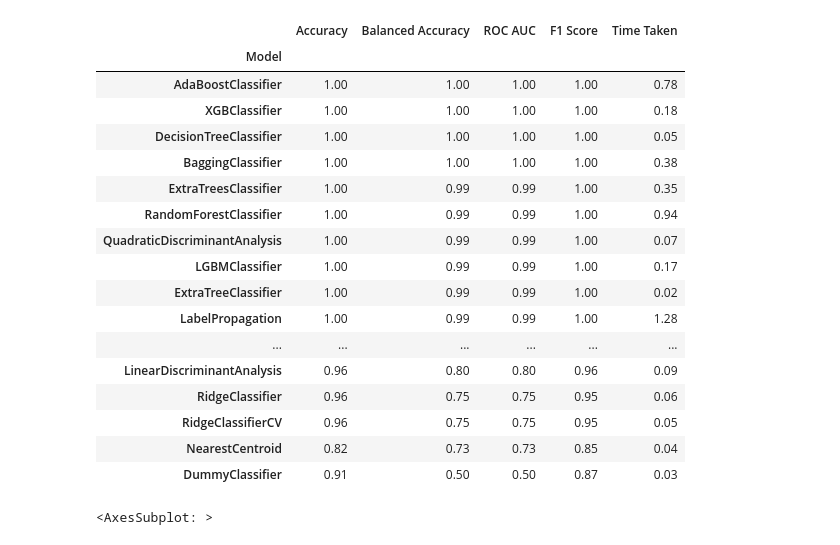
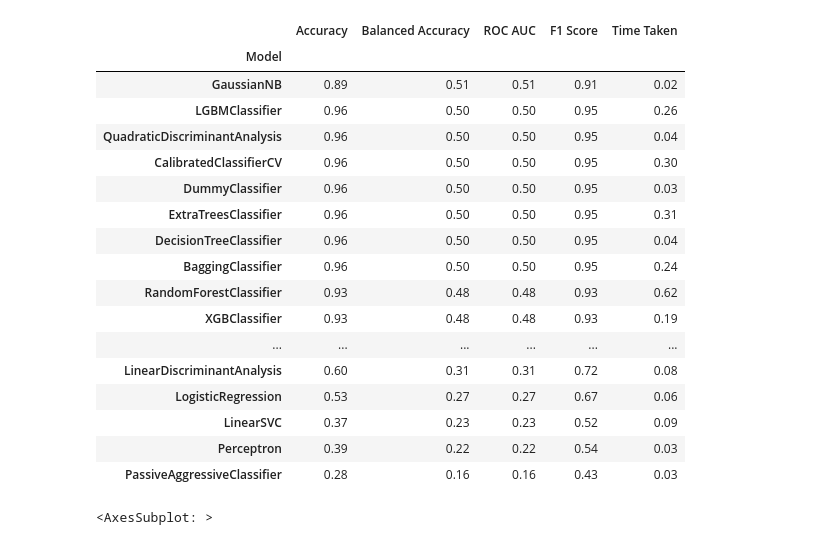
Before and after one commit to MathiasKirk/Projekt_Kandidat2, a Jupyter notebook: MLmodel_PSGandDetektion/LazyPredict.ipynb, the cells around one changed output. Cells and saved outputs as stored; diff of their text form; code cells hidden in the pictures.

```diff
--- a/MLmodel_PSGandDetektion/LazyPredict.ipynb
+++ b/MLmodel_PSGandDetektion/LazyPredict.ipynb
@@ -13,37 +14,61 @@ from sklearn.metrics import accuracy_score
 # %%
 # Load dataset into a pandas DataFrame
 data = pd.read_csv('C:/Users/mathi/OneDrive/Skrivebord/2_Sem_Kand/Projekt_Kandidat2/Projekt_Kandidat2/DataPreb/DataPSGonly.csv')
 # data = pd.read_csv('C:/Users/mathi/OneDrive/Skrivebord/2_Sem_Kand/Projekt_Kandidat2/Projekt_Kandidat2/DataPreb/DataPSGandDetektion.csv')
 
 # Lazy Predict - Supervised Machine Learning
 X = data[['AVGHR', 'AVGRR', 'AVGACT', 'SLEEPSCORE', 'DURATIONINBED', 'DURATIONAWAKE', 'DURATIONINSLEEP', 'DURATIONINREM', 'DURATIONINLIGHT', 'DURATIONINDEEP', 'DURATIONSLEEPONSET', 'BEDEXITDURATION', 'BEDEXITCOUNT', 'TOSSNTURNCOUNT', 'FROMGMTOFFSET', 'MINHR', 'MAXHR', 'MINRR', 'MAXRR', 'FMCOUNT', 'AWAKENINGS', 'HRVSCORE', 'HRVLF', 'HRVHF', 'HRVRMSSDEVENING', 'HRVRMSSDMORNING', 'BPSYS', 'BPDIA', 'HR', 'WEIGHT', 'STEPS', 'NYHABL', 'AGEBL', 'WEIGHTBL', 'HEIGHTBL', 'BPSYSBL', 'BPDIABL', 'HRB', 'EFTITBL', 'EJREHABBL', 'EJFINISHBL', 'GENDER']]
 y = data['SLEEPAPNEA']
 
-X_train, X_test, y_train, y_test = train_test_split(X, y, test_size=0.2, random_state=42)
+patient_ids = data['patient_ID']
 
+# Find unikke patient-ID'er
+unique_patients = np.unique(patient_ids)
+
+# Opdel patient-ID'er i træning og test
+train_patients, test_patients = train_test_split(unique_patients, test_size=0.2, random_state=42)
+
+# Opdel data efter patient-ID
+X_train = X[patient_ids.isin(train_patients)]
+y_train = y[patient_ids.isin(train_patients)]
+X_test = X[patient_ids.isin(test_patients)]
+y_test = y[patient_ids.isin(test_patients)]
+
+# Opret en instans af StandardScaler
+scaler = StandardScaler()
+
+# Skalér træningsdata
+X_train_scaled = scaler.fit_transform(X_train)
+
+# Skalér testdata
+X_test_scaled = scaler.transform(X_test)
+
+# Opret en instans af LazyClassifier
 clf = LazyClassifier(verbose=0, ignore_warnings=True, custom_metric=None)
-models, predictions = clf.fit(X_train, X_test, y_train, y_test)
+
+# Træn og evaluer modeller
+models, predictions = clf.fit(X_train_scaled, X_test_scaled, y_train, y_test)
 
 models
 # %% [output]
 |  | Accuracy | Balanced Accuracy | ROC AUC | F1 Score | Time Taken |
 | Model |  |  |  |  |  |
-| AdaBoostClassifier | 1.00 | 1.00 | 1.00 | 1.00 | 0.78 |
-| XGBClassifier | 1.00 | 1.00 | 1.00 | 1.00 | 0.18 |
-| DecisionTreeClassifier | 1.00 | 1.00 | 1.00 | 1.00 | 0.05 |
-| BaggingClassifier | 1.00 | 1.00 | 1.00 | 1.00 | 0.38 |
-| ExtraTreesClassifier | 1.00 | 0.99 | 0.99 | 1.00 | 0.35 |
-| RandomForestClassifier | 1.00 | 0.99 | 0.99 | 1.00 | 0.94 |
-| QuadraticDiscriminantAnalysis | 1.00 | 0.99 | 0.99 | 1.00 | 0.07 |
-| LGBMClassifier | 1.00 | 0.99 | 0.99 | 1.00 | 0.17 |
-| ExtraTreeClassifier | 1.00 | 0.99 | 0.99 | 1.00 | 0.02 |
-| LabelPropagation | 1.00 | 0.99 | 0.99 | 1.00 | 1.28 |
+| GaussianNB | 0.89 | 0.51 | 0.51 | 0.91 | 0.02 |
+| LGBMClassifier | 0.96 | 0.50 | 0.50 | 0.95 | 0.26 |
+| QuadraticDiscriminantAnalysis | 0.96 | 0.50 | 0.50 | 0.95 | 0.04 |
+| CalibratedClassifierCV | 0.96 | 0.50 | 0.50 | 0.95 | 0.30 |
+| DummyClassifier | 0.96 | 0.50 | 0.50 | 0.95 | 0.03 |
+| ExtraTreesClassifier | 0.96 | 0.50 | 0.50 | 0.95 | 0.31 |
+| DecisionTreeClassifier | 0.96 | 0.50 | 0.50 | 0.95 | 0.04 |
+| BaggingClassifier | 0.96 | 0.50 | 0.50 | 0.95 | 0.24 |
+| RandomForestClassifier | 0.93 | 0.48 | 0.48 | 0.93 | 0.62 |
+| XGBClassifier | 0.93 | 0.48 | 0.48 | 0.93 | 0.19 |
 | ... | ... | ... | ... | ... | ... |
-| LinearDiscriminantAnalysis | 0.96 | 0.80 | 0.80 | 0.96 | 0.09 |
-| RidgeClassifier | 0.96 | 0.75 | 0.75 | 0.95 | 0.06 |
-| RidgeClassifierCV | 0.96 | 0.75 | 0.75 | 0.95 | 0.05 |
-| NearestCentroid | 0.82 | 0.73 | 0.73 | 0.85 | 0.04 |
-| DummyClassifier | 0.91 | 0.50 | 0.50 | 0.87 | 0.03 |
+| LinearDiscriminantAnalysis | 0.60 | 0.31 | 0.31 | 0.72 | 0.08 |
+| LogisticRegression | 0.53 | 0.27 | 0.27 | 0.67 | 0.06 |
+| LinearSVC | 0.37 | 0.23 | 0.23 | 0.52 | 0.09 |
+| Perceptron | 0.39 | 0.22 | 0.22 | 0.54 | 0.03 |
+| PassiveAggressiveClassifier | 0.28 | 0.16 | 0.16 | 0.43 | 0.03 |
 # %%
 plt.figure(figsize=(20, 20))
 # Only keep these columns [['AVGHR', 'AVGRR', 'AVGACT', 'SLEEPSCORE', 'DURATIONINBED', 'DURATIONAWAKE', 'DURATIONINSLEEP', 'DURATIONINREM', 'DURATIONINLIGHT', 'DURATIONINDEEP', 'DURATIONSLEEPONSET', 'BEDEXITDURATION', 'BEDEXITCOUNT', 'TOSSNTURNCOUNT', 'FROMGMTOFFSET', 'MINHR', 'MAXHR', 'MINRR', 'MAXRR', 'FMCOUNT', 'AWAKENINGS', 'HRVSCORE', 'HRVLF', 'HRVHF', 'HRVRMSSDEVENING', 'HRVRMSSDMORNING', 'BPSYS', 'BPDIA', 'HR', 'WEIGHT', 'STEPS', 'NYHABL', 'AGEBL', 'WEIGHTBL', 'HEIGHTBL', 'BPSYSBL', 'BPDIABL', 'HRB', 'EFTITBL', 'EJREHABBL', 'EJFINISHBL', 'GENDER', 'SLEEPAPNEA']]
```
Also changed, not shown: parts of 1 cell of this notebook.
